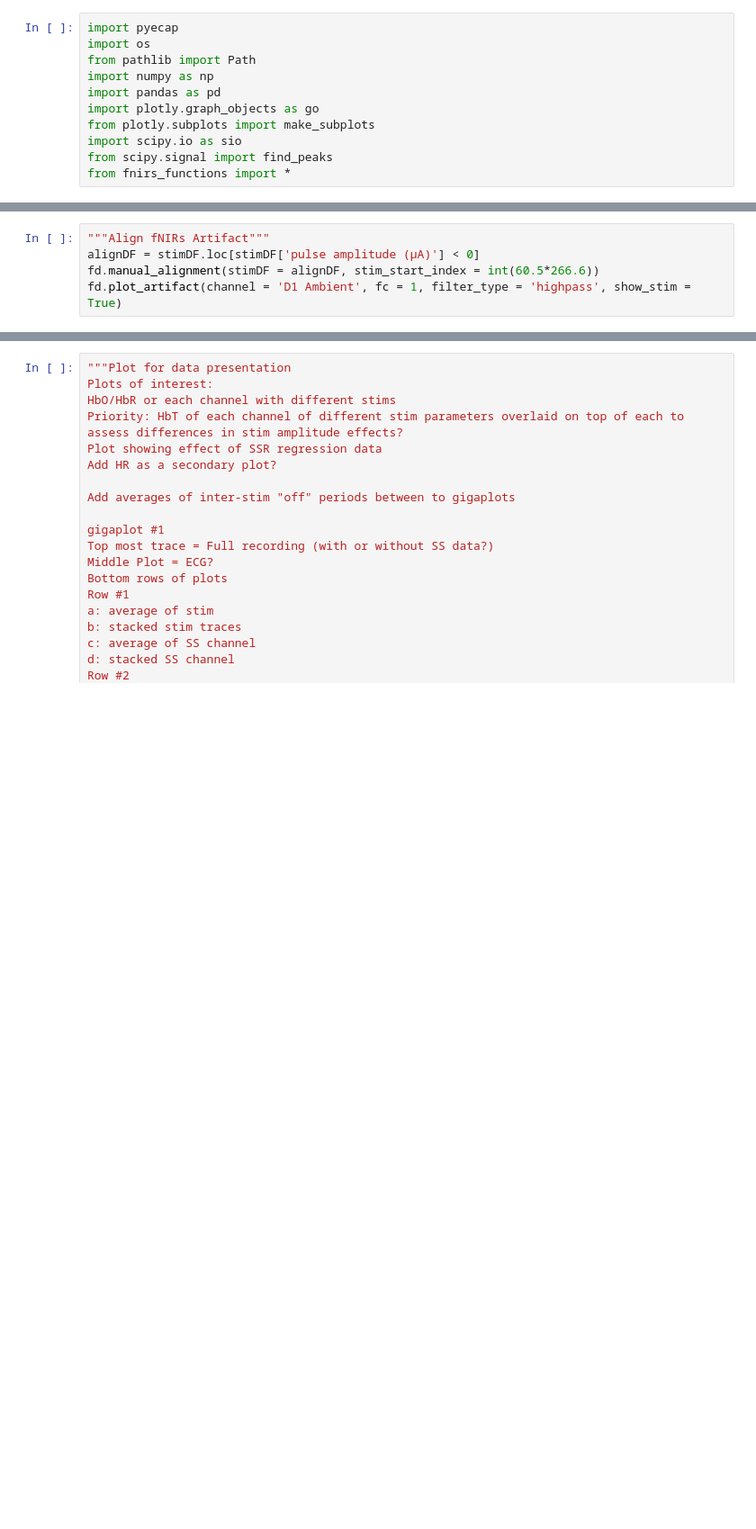
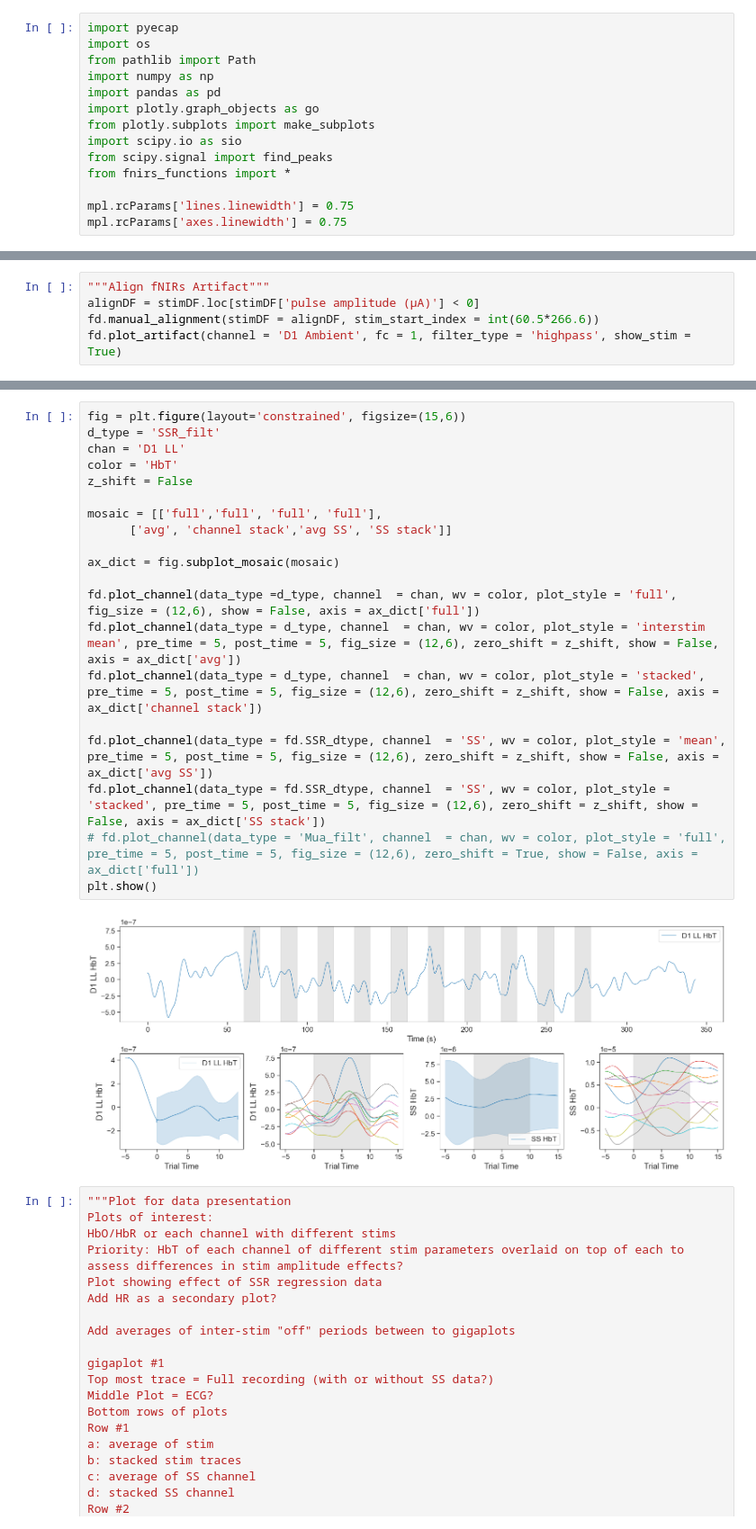
Before and after one commit to ludwig-lab/FNIRs, a Jupyter notebook: flexNIRs/20260213_fNIRs_QC.ipynb, the cells around one changed output, grey strips where cells are left out. Shown at 90% size. Drawn from its saved outputs; the diff is of its cells as text; blank space fills up the shorter version.

```diff
--- a/flexNIRs/20260213_fNIRs_QC.ipynb
+++ b/flexNIRs/20260213_fNIRs_QC.ipynb
@@ -9,6 +9,9 @@ from plotly.subplots import make_subplots
 import scipy.io as sio
 from scipy.signal import find_peaks
 from fnirs_functions import *
+
+mpl.rcParams['lines.linewidth'] = 0.75
+mpl.rcParams['axes.linewidth'] = 0.75
 # %%
 meta_index = 2
 
@@ -39,3 +42,25 @@ fd.ssr_plot(data_type, channel = 'D1 LL',wv = 'HbT', show_stim=True, show_ss=Tru
+# %%
+fig = plt.figure(layout='constrained', figsize=(15,6))
+d_type = 'SSR_filt'
+chan = 'D1 LL'
+color = 'HbT'
+z_shift = False
+
+mosaic = [['full','full', 'full', 'full'],
+      ['avg', 'channel stack','avg SS', 'SS stack']]
+
+ax_dict = fig.subplot_mosaic(mosaic)
+
+fd.plot_channel(data_type =d_type, channel  = chan, wv = color, plot_style = 'full', fig_size = (12,6), show = False, axis = ax_dict['full'])
+fd.plot_channel(data_type = d_type, channel  = chan, wv = color, plot_style = 'interstim mean', pre_time = 5, post_time = 5, fig_size = (12,6), zero_shift = z_shift, show = False, axis = ax_dict['avg'])
+fd.plot_channel(data_type = d_type, channel  = chan, wv = color, plot_style = 'stacked', pre_time = 5, post_time = 5, fig_size = (12,6), zero_shift = z_shift, show = False, axis = ax_dict['channel stack'])
+
+fd.plot_channel(data_type = fd.SSR_dtype, channel  = 'SS', wv = color, plot_style = 'mean', pre_time = 5, post_time = 5, fig_size = (12,6), zero_shift = z_shift, show = False, axis = ax_dict['avg SS'])
+fd.plot_channel(data_type = fd.SSR_dtype, channel  = 'SS', wv = color, plot_style = 'stacked', pre_time = 5, post_time = 5, fig_size = (12,6), zero_shift = z_shift, show = False, axis = ax_dict['SS stack'])
+# fd.plot_channel(data_type = 'Mua_filt', channel  = chan, wv = color, plot_style = 'full', pre_time = 5, post_time = 5, fig_size = (12,6), zero_shift = True, show = False, axis = ax_dict['full'])
+plt.show()
+# %% [output]
+[figure, added]
 # %%
 """Plot for data presentation
 Plots of interest:
```
Also changed, not shown: parts of 5 cells of this notebook, 1 other file.
